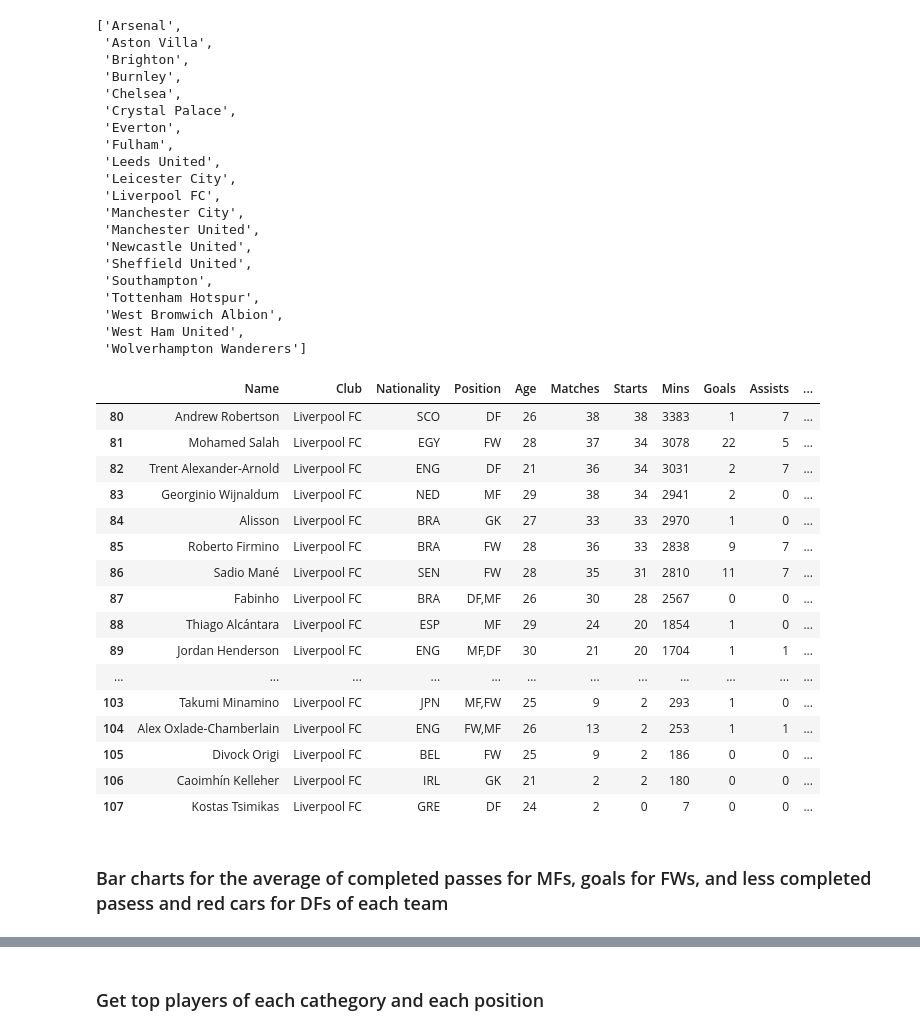
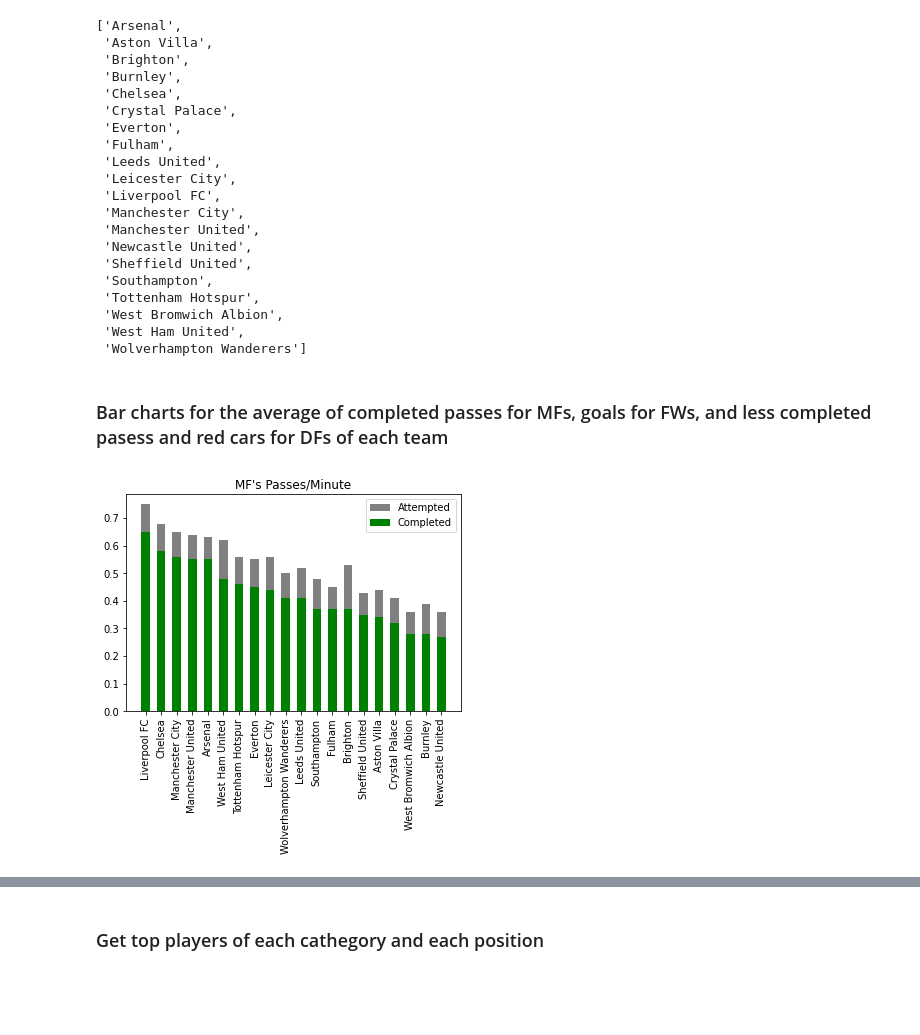
Before and after one commit to NicolasTerroni/data-analysis-and-machine-learning, a Jupyter notebook: notebooks/Premier League.ipynb, the cells around one changed output, grey strips where cells are left out. Cells and saved outputs as stored; diff of their text form; code cells hidden in the pictures; blank space fills up the shorter version.

Commit message:
Passes attempted/completed per minute for every MF in each club

```diff
--- a/notebooks/Premier League.ipynb
+++ b/notebooks/Premier League.ipynb
@@ -9,10 +10,16 @@ data = pd.read_csv(mainpath+"EPL_20_21.csv")
 data['Passes_Completed'] = data['Passes_Attempted'] * data['Perc_Passes_Completed']/100
 data['Passes_Completed'] = data['Passes_Completed'].astype(int)
 
+data['Passes_Completed_Per_Minute'] = round(data['Passes_Completed'] / data["Mins"],2)
+data['Passes_Completed_Per_Minute'] = data['Passes_Completed_Per_Minute'].astype(float)
+
+data['Passes_Attempted_Per_Minute'] = round(data['Passes_Attempted'] / data["Mins"],2)
+data['Passes_Attempted_Per_Minute'] = data['Passes_Attempted_Per_Minute'].astype(float)
+
 columns = data.columns.values.tolist()
 
 # Get all teams
-teams = [team for team, group_data in data.groupby("Club")]
+clubs = [club for club, group_data in data.groupby("Club")]
 
 positions = []
 for index, row in data.iterrows():
@@ -85,25 +89,40 @@ teams
  'West Bromwich Albion',
  'West Ham United',
  'Wolverhampton Wanderers']
-# %%
-data[data["Club"] == "Liverpool FC"]
-# %% [output]
-|  | Name | Club | Nationality | Position | Age | Matches | Starts | Mins | Goals | Assists | ... |
-| 80 | Andrew Robertson | Liverpool FC | SCO | DF | 26 | 38 | 38 | 3383 | 1 | 7 | ... |
-| 81 | Mohamed Salah | Liverpool FC | EGY | FW | 28 | 37 | 34 | 3078 | 22 | 5 | ... |
-| 82 | Trent Alexander-Arnold | Liverpool FC | ENG | DF | 21 | 36 | 34 | 3031 | 2 | 7 | ... |
-| 83 | Georginio Wijnaldum | Liverpool FC | NED | MF | 29 | 38 | 34 | 2941 | 2 | 0 | ... |
-| 84 | Alisson | Liverpool FC | BRA | GK | 27 | 33 | 33 | 2970 | 1 | 0 | ... |
-| 85 | Roberto Firmino | Liverpool FC | BRA | FW | 28 | 36 | 33 | 2838 | 9 | 7 | ... |
-| 86 | Sadio Mané | Liverpool FC | SEN | FW | 28 | 35 | 31 | 2810 | 11 | 7 | ... |
-| 87 | Fabinho | Liverpool FC | BRA | DF,MF | 26 | 30 | 28 | 2567 | 0 | 0 | ... |
-| 88 | Thiago Alcántara | Liverpool FC | ESP | MF | 29 | 24 | 20 | 1854 | 1 | 0 | ... |
-| 89 | Jordan Henderson | Liverpool FC | ENG | MF,DF | 30 | 21 | 20 | 1704 | 1 | 1 | ... |
-| ... | ... | ... | ... | ... | ... | ... | ... | ... | ... | ... | ... |
-| 103 | Takumi Minamino | Liverpool FC | JPN | MF,FW | 25 | 9 | 2 | 293 | 1 | 0 | ... |
-| 104 | Alex Oxlade-Chamberlain | Liverpool FC | ENG | FW,MF | 26 | 13 | 2 | 253 | 1 | 1 | ... |
-| 105 | Divock Origi | Liverpool FC | BEL | FW | 25 | 9 | 2 | 186 | 0 | 0 | ... |
-| 106 | Caoimhín Kelleher | Liverpool FC | IRL | GK | 21 | 2 | 2 | 180 | 0 | 0 | ... |
-| 107 | Kostas Tsimikas | Liverpool FC | GRE | DF | 24 | 2 | 0 | 7 | 0 | 0 | ... |
 # %% [markdown]
 ### Bar charts for the average of completed passes for MFs, goals for FWs, and less completed pasess and red cars for DFs of each team
+# %%
+tuples_list = []
+
+mfs_data = data[data["Position"].str.contains("MF")]
+mfs_data_groued_by_club = mfs_data.groupby("Club")
+
+for club in clubs:
+    club_mfs_data = mfs_data_groued_by_club.get_group(club)
+    completed_passes_avg = club_mfs_data["Passes_Completed_Per_Minute"].mean()
+    attemtped_passes_avg = club_mfs_data["Passes_Attempted_Per_Minute"].mean()
+    tpl = [club, round(completed_passes_avg,2), round(attemtped_passes_avg,2)]
+    tpl = tuple(tpl)
+    tuples_list.append(tpl)
+
+tuples_list.sort(key = lambda x: x[1])
+tuples_list.reverse()
+
+
+x_values = [tpl[0] for tpl in tuples_list]
+completed_values = [tpl[1] for tpl in tuples_list]
+attemtped_values = [tpl[2] for tpl in tuples_list]
+
+fig = plt.figure()
+ax = fig.add_subplot()
+
+ax.bar(x=x_values, height=attemped_values, width=0.55,align='center', label="Attempted", color="gray")
+ax.bar(x=x_values, height=completed_values, width=0.55,  align='center',label="Completed", color="g")
+
+
+plt.xticks(x_values, x_values, rotation="vertical")
+plt.title("MF's Passes/Minute")
+plt.legend()
+plt.show()
+# %% [output]
+[figure, added]
```
Also changed, not shown: parts of 6 cells of this notebook.
